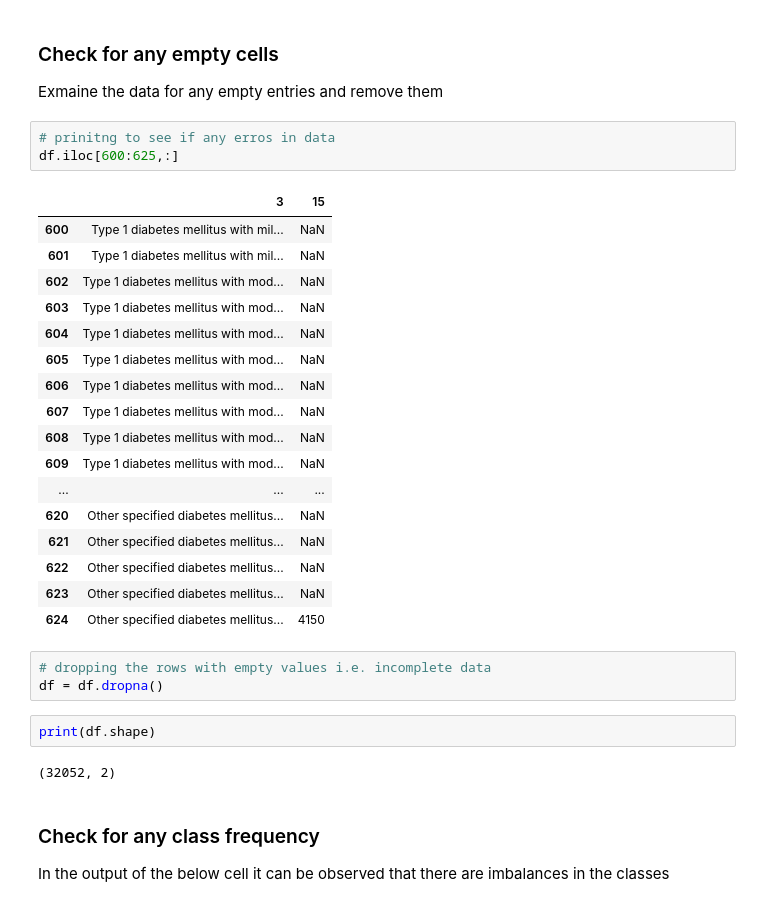
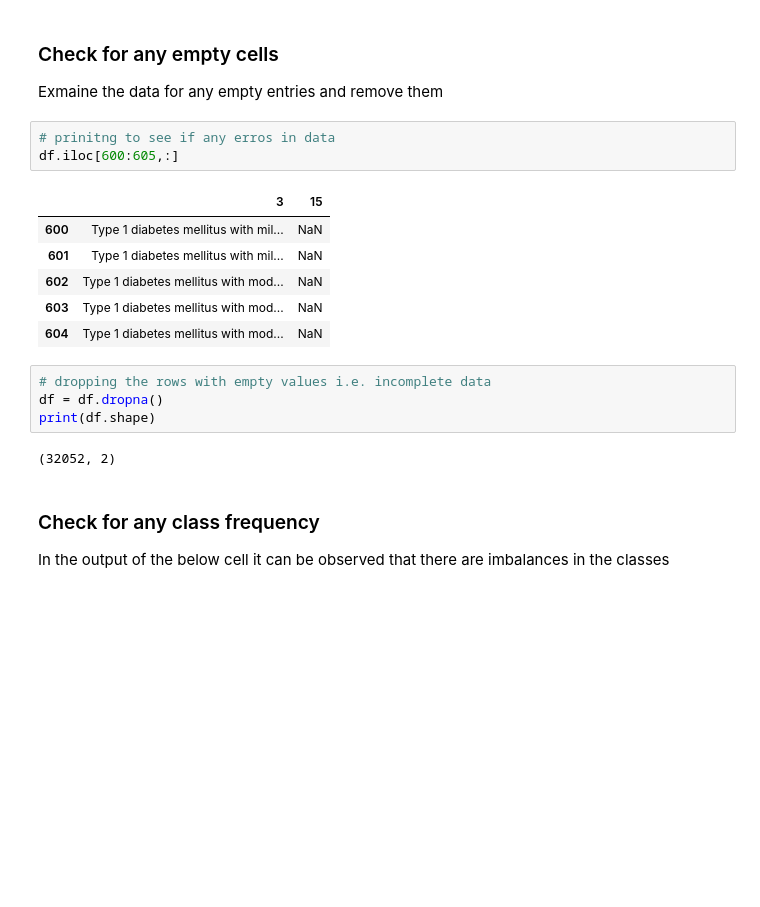
Before and after one commit to chaitanyarajasekhar/patient_symptoms_classification, a Jupyter notebook: medical_symptoms_text_classification.ipynb, the cells around one changed output. Cells and saved outputs as stored; diff of their text form; blank space fills up the shorter version.

```diff
--- a/medical_symptoms_text_classification.ipynb
+++ b/medical_symptoms_text_classification.ipynb
@@ -61,32 +64,20 @@ print(df.head())
 Exmaine the data for any empty entries and remove them
 # %%
 # prinitng to see if any erros in data
-df.iloc[600:625,:]
+df.iloc[600:605,:]
 # %% [output]
 |  | 3 | 15 |
 | 600 | Type 1 diabetes mellitus with mil... | NaN |
 | 601 | Type 1 diabetes mellitus with mil... | NaN |
 | 602 | Type 1 diabetes mellitus with mod... | NaN |
 | 603 | Type 1 diabetes mellitus with mod... | NaN |
 | 604 | Type 1 diabetes mellitus with mod... | NaN |
-| 605 | Type 1 diabetes mellitus with mod... | NaN |
-| 606 | Type 1 diabetes mellitus with mod... | NaN |
-| 607 | Type 1 diabetes mellitus with mod... | NaN |
-| 608 | Type 1 diabetes mellitus with mod... | NaN |
-| 609 | Type 1 diabetes mellitus with mod... | NaN |
-| ... | ... | ... |
-| 620 | Other specified diabetes mellitus... | NaN |
-| 621 | Other specified diabetes mellitus... | NaN |
-| 622 | Other specified diabetes mellitus... | NaN |
-| 623 | Other specified diabetes mellitus... | NaN |
-| 624 | Other specified diabetes mellitus... | 4150 |
 # %%
 # dropping the rows with empty values i.e. incomplete data
 df = df.dropna()
+print(df.shape)
+# %% [output]
+(32052, 2)
-# %%
-print(df.shape)
-# %% [output]
-(32052, 2)
 # %% [markdown]
 ### Check for any class frequency
 In the output of the below cell it can be observed that there are imbalances in the classes
```
Also changed, not shown: parts of 51 cells of this notebook.
